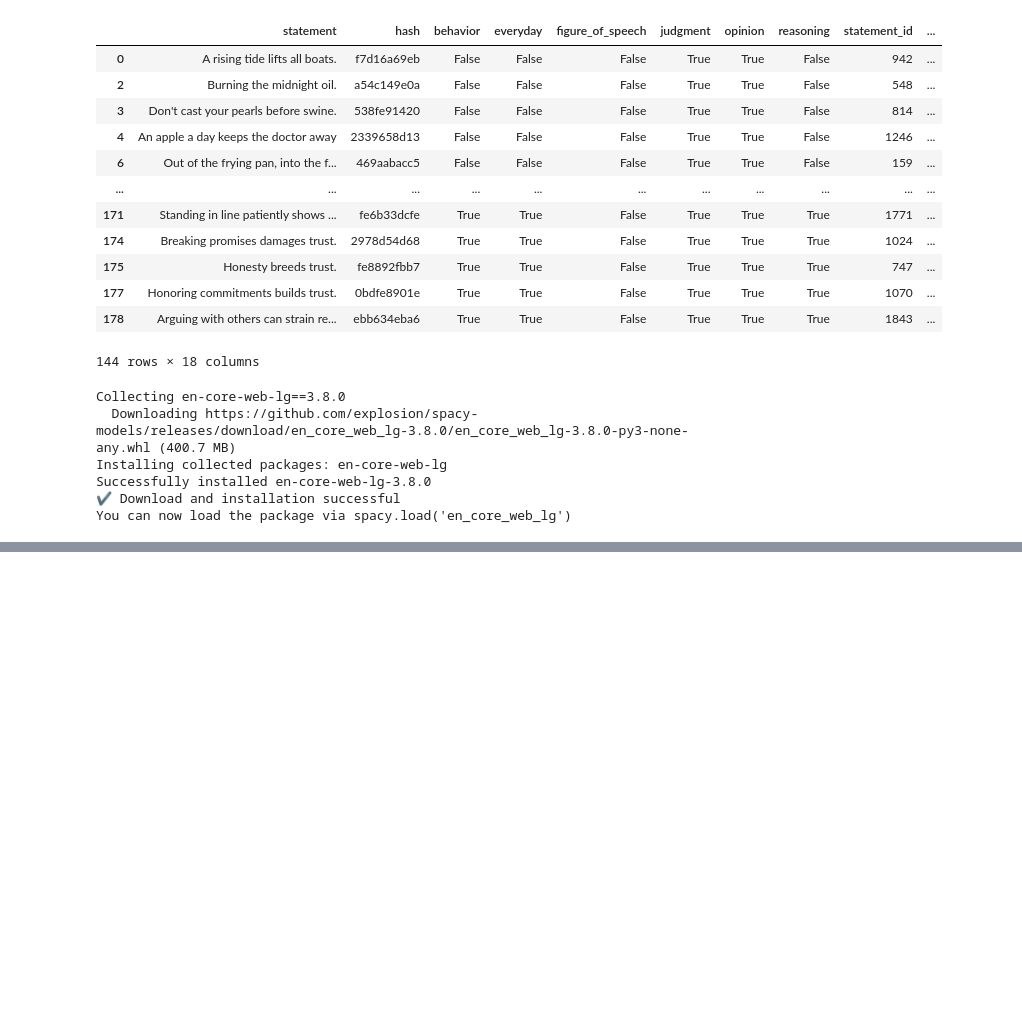
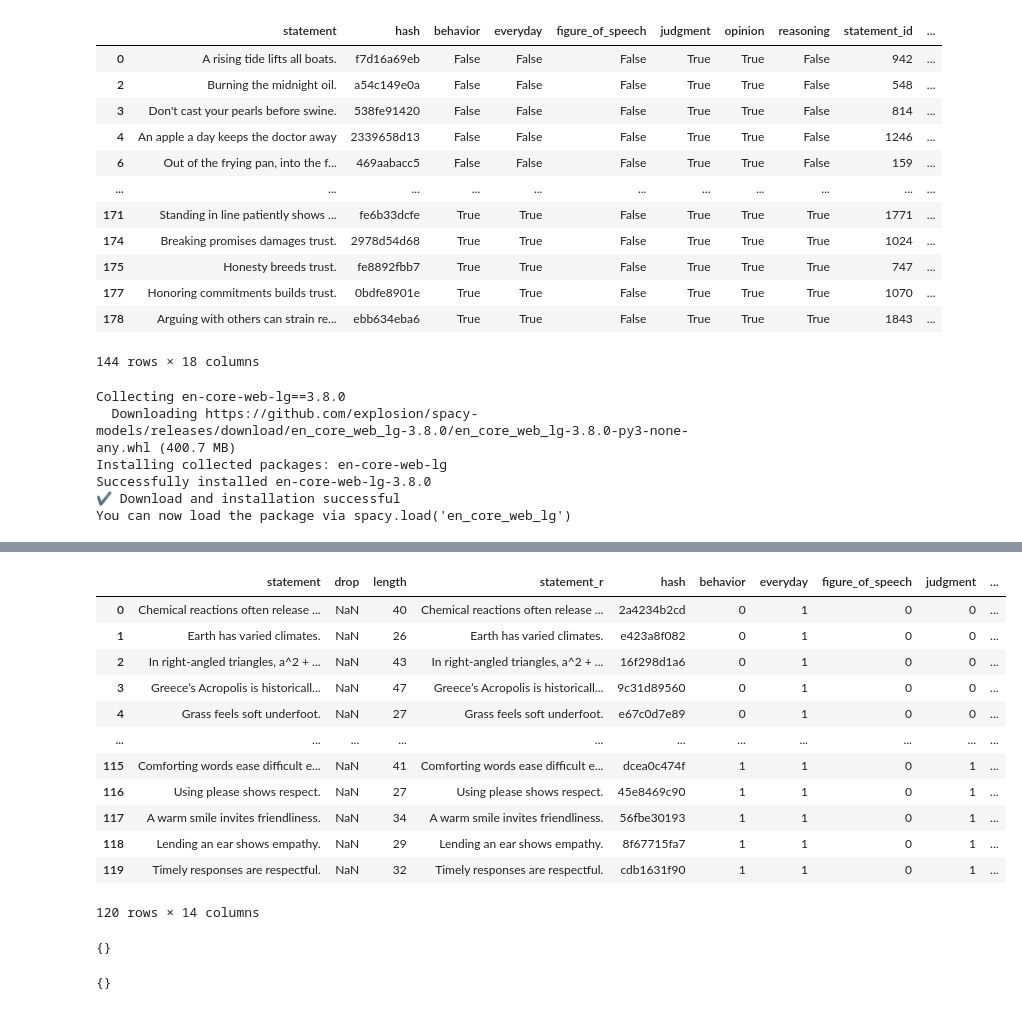
Before and after one commit to Watts-Lab/commonsense-statements, a Jupyter notebook: statement-generation.ipynb, the cells around one changed output, grey strips where cells are left out. Cells and saved outputs as stored; diff of their text form; code cells hidden in the pictures; blank space fills up the shorter version.

```diff
--- a/statement-generation.ipynb
+++ b/statement-generation.ipynb
@@ -1090,0 +1288,43 @@ reasoning = False
+# %%
+design_point_df = joined_df.join(
+    rated_statements_df[["awareness", "consensus", "commonsensicality"]]
+)
+
+
+# Specify the columns to group by
+group_columns = [
+    "behavior",
+    "everyday",
+    "figure_of_speech",
+    "judgment",
+    "opinion",
+    "reasoning",
+]
+
+
+grouped = design_point_df.groupby(group_columns)
+
+samples = []
+
+for group_name, group_df in grouped:
+    group_size = len(group_df)
+
+    if group_size >= 15:
+        group_sorted = group_df.sort_values(by="commonsensicality")
+
+        indices = np.linspace(0, group_size - 1, 15).astype(int)
+        selected_samples = group_sorted.iloc[indices]
+
+        samples.append(selected_samples)
+    else:
+        continue
+
+
+# samples = []
+# for group_name, group_df in grouped:
+#     if len(group_df) >= 15:
+#         selected_samples = group_df.sample(n=15, random_state=42)  #
+#         samples.append(selected_samples)
+
+
+selected_df = pd.concat(samples).reset_index(drop=True)
@@ -1090,0 +1546,16 @@ reasoning = False
+# %%
+selected_df
+# %% [output]
+|  | statement | drop | length | statement_r | hash | behavior | everyday | figure_of_speech | judgment | ... |
+| 0 | Chemical reactions often release ... | NaN | 40 | Chemical reactions often release ... | 2a4234b2cd | 0 | 1 | 0 | 0 | ... |
+| 1 | Earth has varied climates. | NaN | 26 | Earth has varied climates. | e423a8f082 | 0 | 1 | 0 | 0 | ... |
+| 2 | In right-angled triangles, a^2 + ... | NaN | 43 | In right-angled triangles, a^2 + ... | 16f298d1a6 | 0 | 1 | 0 | 0 | ... |
+| 3 | Greece’s Acropolis is historicall... | NaN | 47 | Greece’s Acropolis is historicall... | 9c31d89560 | 0 | 1 | 0 | 0 | ... |
+| 4 | Grass feels soft underfoot. | NaN | 27 | Grass feels soft underfoot. | e67c0d7e89 | 0 | 1 | 0 | 0 | ... |
+| ... | ... | ... | ... | ... | ... | ... | ... | ... | ... | ... |
+| 115 | Comforting words ease difficult e... | NaN | 41 | Comforting words ease difficult e... | dcea0c474f | 1 | 1 | 0 | 1 | ... |
+| 116 | Using please shows respect. | NaN | 27 | Using please shows respect. | 45e8469c90 | 1 | 1 | 0 | 1 | ... |
+| 117 | A warm smile invites friendliness. | NaN | 34 | A warm smile invites friendliness. | 56fbe30193 | 1 | 1 | 0 | 1 | ... |
+| 118 | Lending an ear shows empathy. | NaN | 29 | Lending an ear shows empathy. | 8f67715fa7 | 1 | 1 | 0 | 1 | ... |
+| 119 | Timely responses are respectful. | NaN | 32 | Timely responses are respectful. | cdb1631f90 | 1 | 1 | 0 | 1 | ... |
+120 rows × 14 columns
@@ -1090,0 +1602,12 @@ reasoning = False
+# %%
+metadata = {}
+
+metadata.get('amir', 0)
+
+metadata
+# %% [output]
+{}
+# %%
+metadata
+# %% [output]
+{}
```
Also changed, not shown: parts of 40 cells of this notebook, 30 other files.
